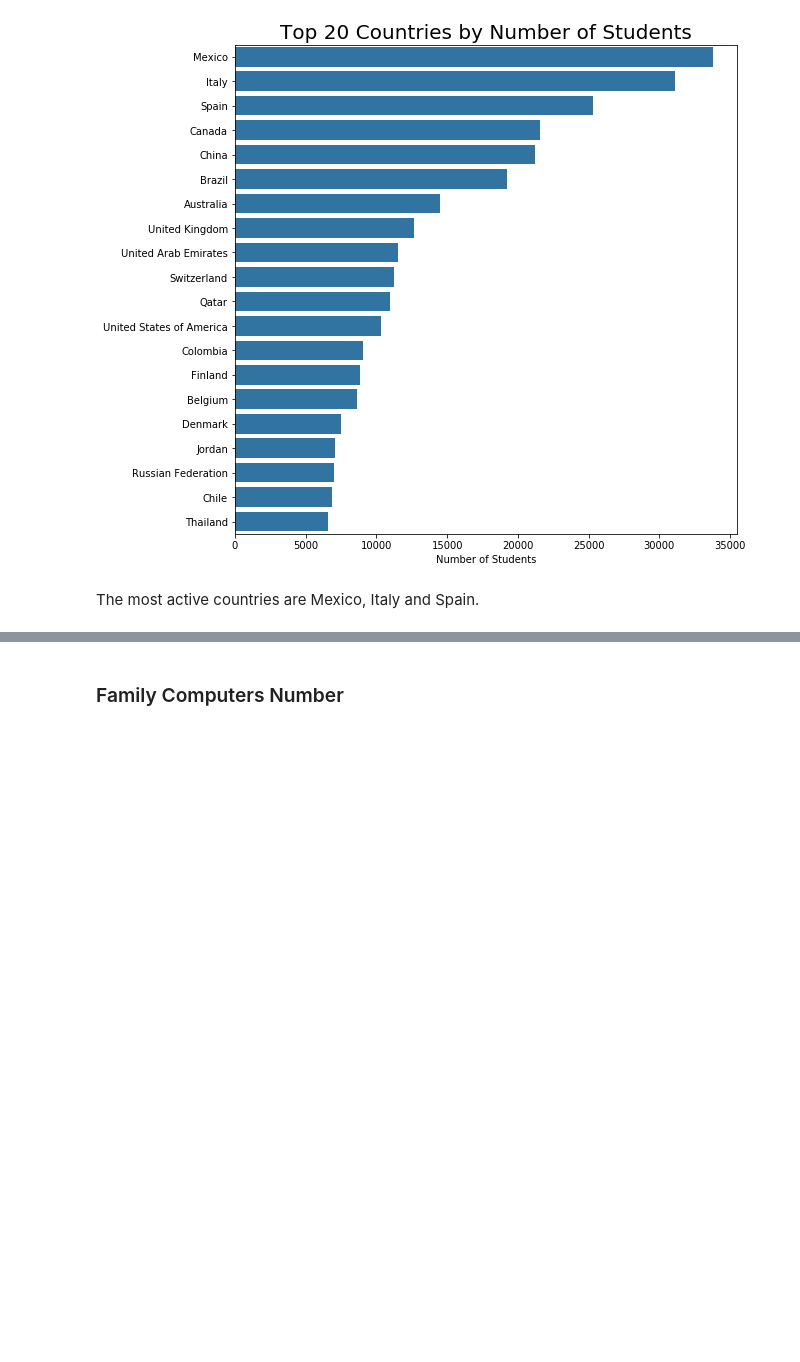
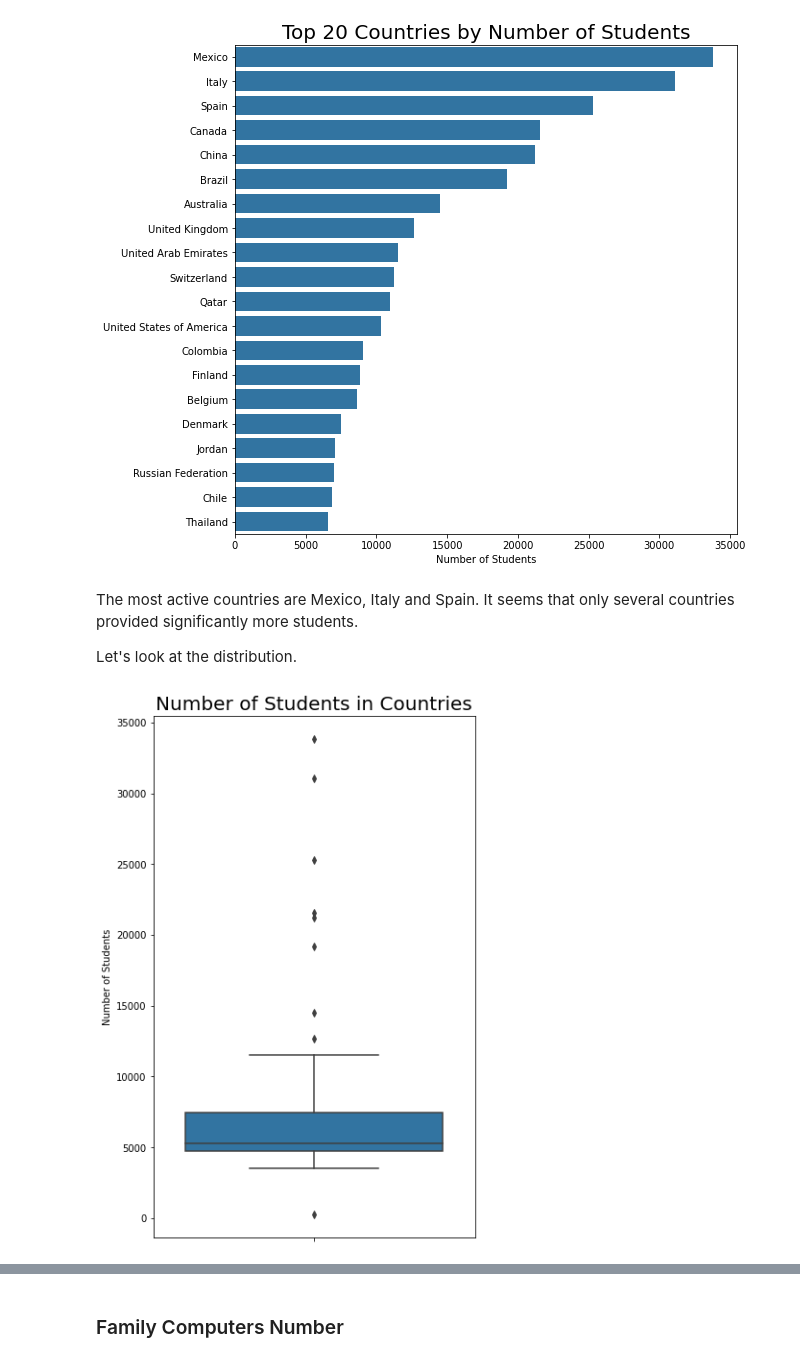
Before and after one commit to yamontv/pisa2012_visualization, a Jupyter notebook: exploration.ipynb, the cells around one changed output, grey strips where cells are left out. Drawn from its saved outputs; the diff is of its cells as text; code cells hidden in the pictures; blank space fills up the shorter version.

Commit message:
add new univariate graphs

```diff
--- a/exploration.ipynb
+++ b/exploration.ipynb
@@ -100,4 +108,17 @@ plt.savefig('img/top20_countries.png', dpi=200, bbox_inches="tight");
 # %% [output]
 [figure]
 # %% [markdown]
-The most active countries are Mexico, Italy and Spain.
+The most active countries are Mexico, Italy and Spain. It seems that only several countries provided significantly more students.
+
+Let's look at the distribution.
+# %%
+# Plot
+plt.figure(figsize=(6,10))
+sb.boxplot(df['country'].value_counts(), orient="v", color=base_color)
+plt.title('Number of Students in Countries', size=20)
+plt.ylabel('Number of Students')
+
+# Save
+plt.savefig('img/students_countries.png', dpi=200, bbox_inches="tight");
+# %% [output]
+[figure, added]
```
Also changed, not shown: parts of 13 cells of this notebook, 7 other files.
